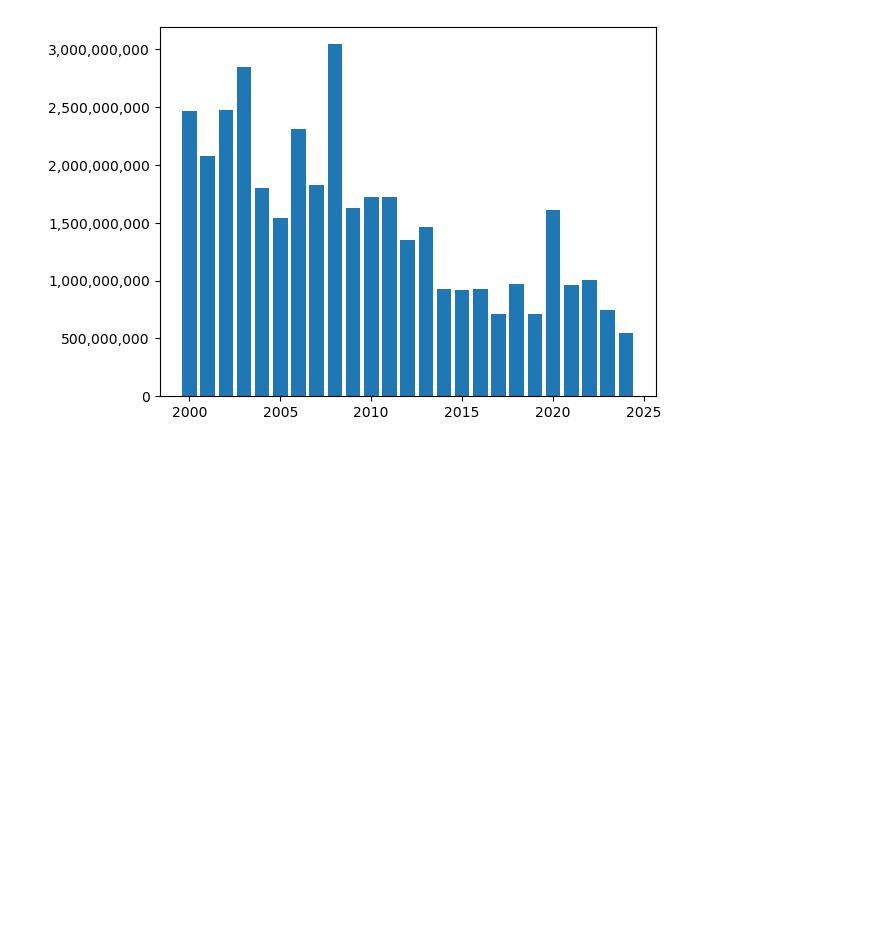
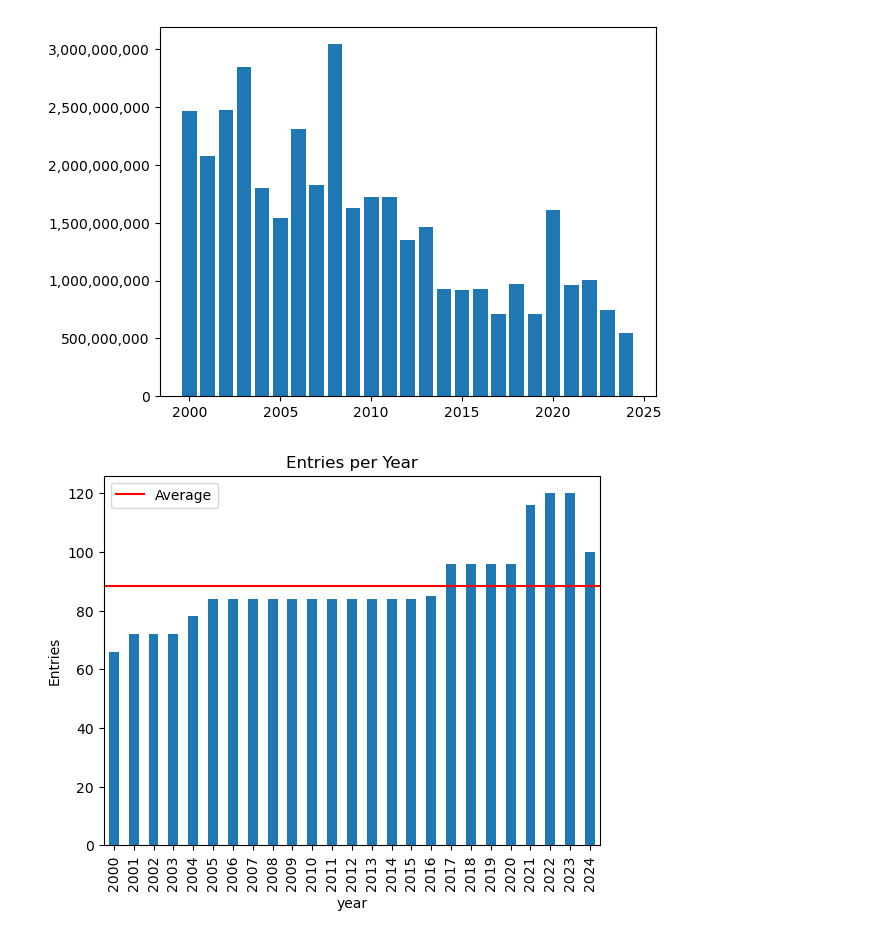
Before and after one commit to Djohnson1313/gaming_company_stocks_analysis, a Jupyter notebook: gaming_stocks_analysis.ipynb, the cells around one changed output. Drawn from its saved outputs; the diff is of its cells as text; code cells hidden in the pictures; blank space fills up the shorter version.

```diff
--- a/gaming_stocks_analysis.ipynb
+++ b/gaming_stocks_analysis.ipynb
@@ -1095,18 +1126,18 @@ plt.show();
 # %% [output]
 [figure]
 # %%
-df['Date'] = pd.to_datetime(df['Date'])
-df['year'] = df['Date'].dt.year
 entries_per_year = df.groupby('year').size()
 
 fig, ax = plt.subplots()
 
 ax.set_title('Entries per Year')
 ax.set_ylabel('Entries')
 avg = sum(entries_per_year) / len(entries_per_year)
 ax.axhline(avg, color = 'r')
 entries_per_year.plot(kind = 'bar')
 plt.legend(['Average'])
 plt.show();
+# %% [output]
+[figure, added]
 # %%
 print(avg)
```
Also changed, not shown: parts of 15 cells of this notebook.
